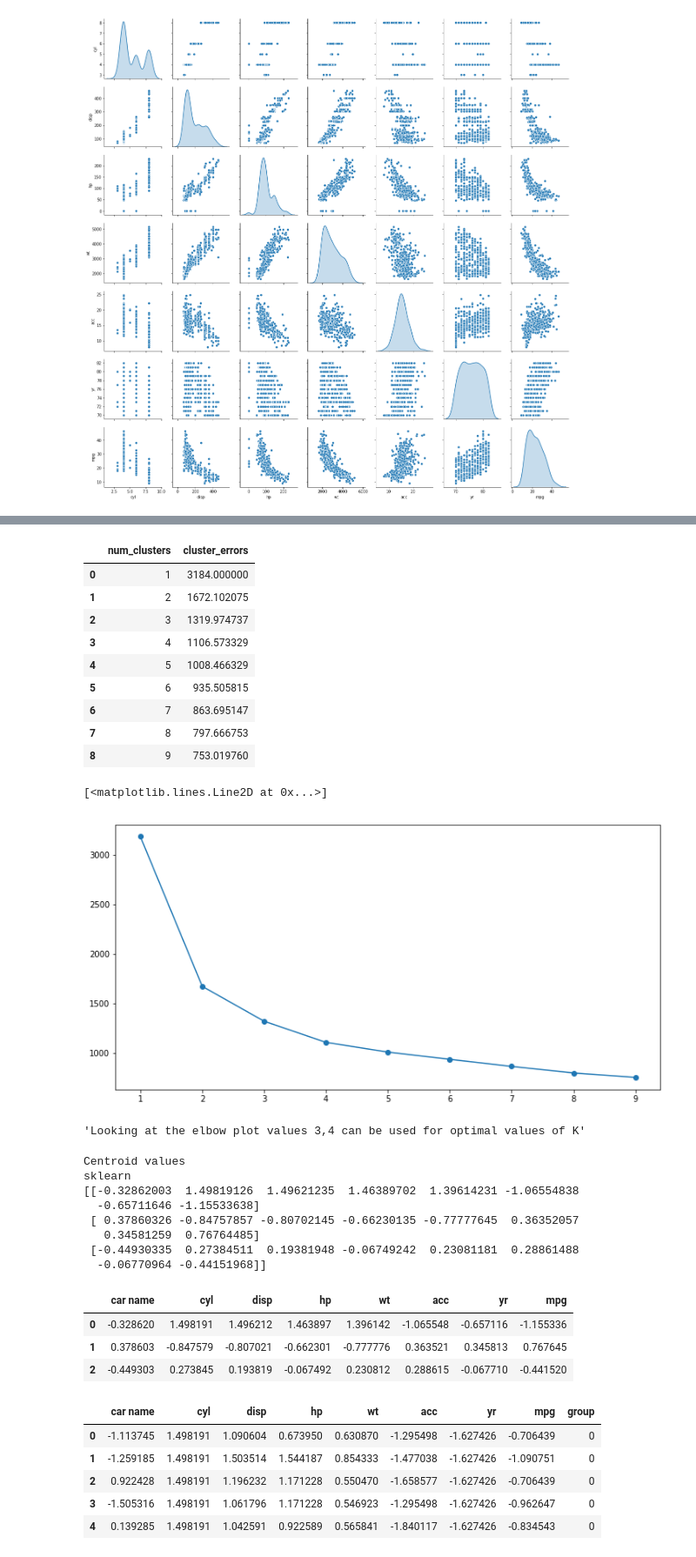
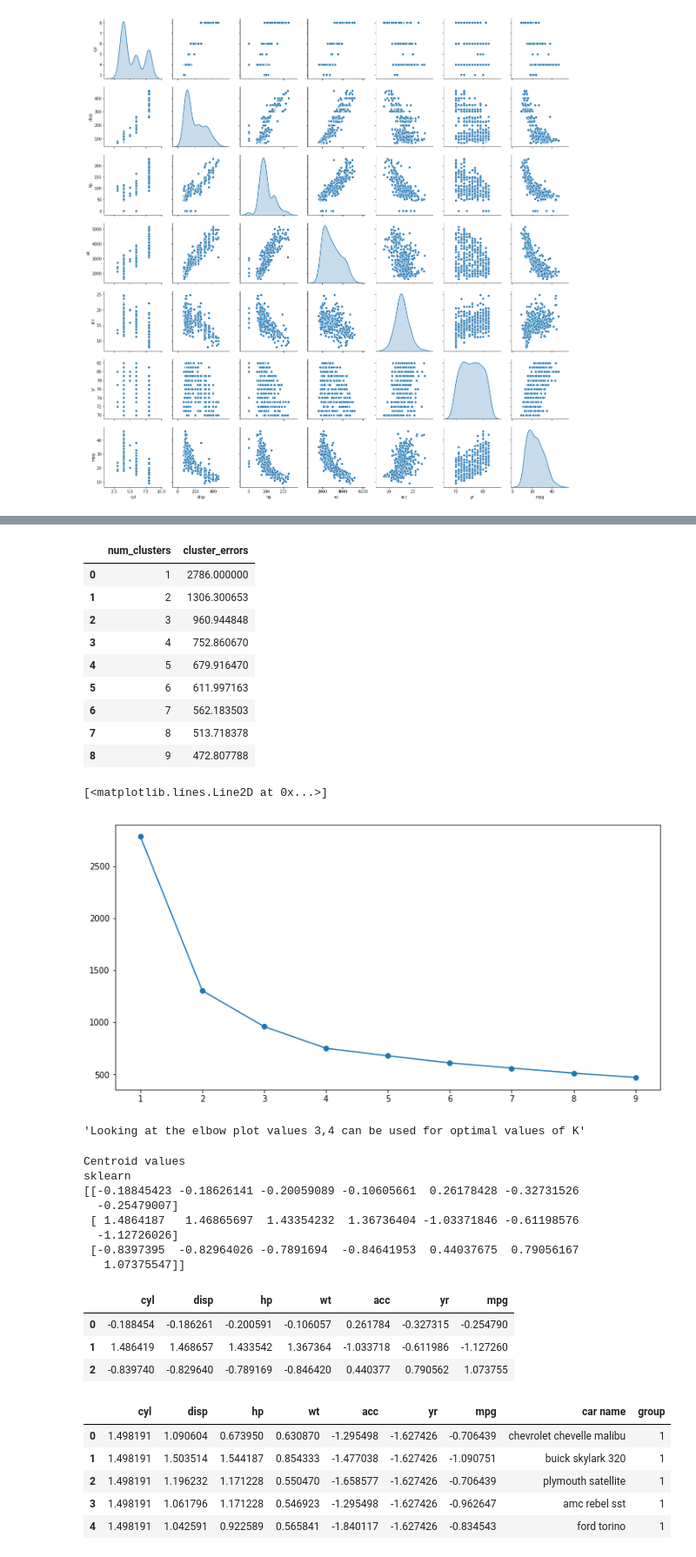
Before and after one commit to GreatLearningAIML1/pune-july19-batch-sushilthora, a Jupyter notebook: Unsupervised Learning_R4_Cars_datasets_Clustering.ipynb, the cells around one changed output, grey strips where cells are left out. Shown at 87% size. Saved outputs shown, nothing was run; the diff lists cells and outputs as text; code cells hidden in the pictures.

```diff
--- a/Unsupervised Learning_R4_Cars_datasets_Clustering.ipynb
+++ b/Unsupervised Learning_R4_Cars_datasets_Clustering.ipynb
@@ -76,2 +62,0 @@ cars_df.corr()
-# %%
-cars_df['car name'] = pd.Categorical(cars_df['car name']).codes
@@ -81,5 +69,8 @@ cars_df['car name'] = pd.Categorical(cars_df['car name']).codes
+# %%
+cars_data = cars_df.drop('car name', axis=1)
+cars = cars_df['car name'] # Serpating out the non numeric column before applying z score
 # %%
 from scipy.stats import zscore
-data = cars_df.apply(zscore)
+data = cars_data.apply(zscore)
 data.head()
 # %% [output]
@@ -116,11 +93,11 @@ X_scaled
 # %%
 # KMeans Clustring Algorithm
 # Label, Intertia and Centroid
-cluster_range = range( 1, 10)
+cluster_range = range( 1, 10) # taking number of clusters in the range of 1 to 10
 cluster_errors = []
 cluster_sil_scores = []
 for num_clusters in cluster_range:
-  clusters = KMeans(num_clusters, n_init=7)
+  clusters = KMeans(num_clusters, init='k-means++') # n_init will take mentioned cycles to find the best set of centroids in terms of min inertia
   clusters.fit(X_scaled)
   labels = clusters.labels_                     # capture the cluster lables
   centroids = clusters.cluster_centers_         # capture the centroids
@@ -131,22 +108,22 @@ clusters_df = pd.DataFrame( { "num_clusters":cluster_range, "cluster_errors": cl
 clusters_df[0:15]
 # %% [output]
 |  | num_clusters | cluster_errors |
-| 0 | 1 | 3184.000000 |
-| 1 | 2 | 1672.102075 |
-| 2 | 3 | 1319.974737 |
-| 3 | 4 | 1106.573329 |
-| 4 | 5 | 1008.466329 |
-| 5 | 6 | 935.505815 |
-| 6 | 7 | 863.695147 |
-| 7 | 8 | 797.666753 |
-| 8 | 9 | 753.019760 |
+| 0 | 1 | 2786.000000 |
+| 1 | 2 | 1306.300653 |
+| 2 | 3 | 960.944848 |
+| 3 | 4 | 752.860670 |
+| 4 | 5 | 679.916470 |
+| 5 | 6 | 611.997163 |
+| 6 | 7 | 562.183503 |
+| 7 | 8 | 513.718378 |
+| 8 | 9 | 472.807788 |
 # %%
 '''Plotting Elbow/ Scree Plot'''
 plt.figure(figsize=(12,6))
 plt.plot( clusters_df.num_clusters, clusters_df.cluster_errors, marker = "o" )
 # %% [output]
 [<matplotlib.lines.Line2D at 0x...>]
-[figure, old version]
+[figure, new version]
 # %%
 '''Looking at the elbow plot values 3,4 can be used for optimal values of K'''
 # %% [output]
@@ -178,29 +155,34 @@ print(centroids) # From sci-kit learn
 # %% [output]
 Centroid values
 sklearn
-[[-0.32862003  1.49819126  1.49621235  1.46389702  1.39614231 -1.06554838
-  -0.65711646 -1.15533638]
- [ 0.37860326 -0.84757857 -0.80702145 -0.66230135 -0.77777645  0.36352057
-   0.34581259  0.76764485]
- [-0.44930335  0.27384511  0.19381948 -0.06749242  0.23081181  0.28861488
-  -0.06770964 -0.44151968]]
+[[-0.18845423 -0.18626141 -0.20059089 -0.10605661  0.26178428 -0.32731526
+  -0.25479007]
+ [ 1.4864187   1.46865697  1.43354232  1.36736404 -1.03371846 -0.61198576
+  -1.12726026]
+ [-0.8397395  -0.82964026 -0.7891694  -0.84641953  0.44037675  0.79056167
+   1.07375547]]
 # %%
 centroid_df = pd.DataFrame(centroids, columns = list(X_scaled) )
 centroid_df
 # %% [output]
-|  | car name | cyl | disp | hp | wt | acc | yr | mpg |
-| 0 | -0.328620 | 1.498191 | 1.496212 | 1.463897 | 1.396142 | -1.065548 | -0.657116 | -1.155336 |
-| 1 | 0.378603 | -0.847579 | -0.807021 | -0.662301 | -0.777776 | 0.363521 | 0.345813 | 0.767645 |
-| 2 | -0.449303 | 0.273845 | 0.193819 | -0.067492 | 0.230812 | 0.288615 | -0.067710 | -0.441520 |
+|  | cyl | disp | hp | wt | acc | yr | mpg |
+| 0 | -0.188454 | -0.186261 | -0.200591 | -0.106057 | 0.261784 | -0.327315 | -0.254790 |
+| 1 | 1.486419 | 1.468657 | 1.433542 | 1.367364 | -1.033718 | -0.611986 | -1.127260 |
+| 2 | -0.839740 | -0.829640 | -0.789169 | -0.846420 | 0.440377 | 0.790562 | 1.073755 |
 # %%
-X_df = pd.DataFrame(X_scaled)
-X_df["group"] = labels
-X_df.head()
+#X_df = pd.DataFrame(X_scaled)
+#X_df["group"] = labels
+#X_df.head()
+#X_scaled
+
+X_scaled['car name'] = cars.values
+X_scaled['group'] = labels
+X_scaled.head()
 # %% [output]
-|  | car name | cyl | disp | hp | wt | acc | yr | mpg | group |
-| 0 | -1.113745 | 1.498191 | 1.090604 | 0.673950 | 0.630870 | -1.295498 | -1.627426 | -0.706439 | 0 |
-| 1 | -1.259185 | 1.498191 | 1.503514 | 1.544187 | 0.854333 | -1.477038 | -1.627426 | -1.090751 | 0 |
-| 2 | 0.922428 | 1.498191 | 1.196232 | 1.171228 | 0.550470 | -1.658577 | -1.627426 | -0.706439 | 0 |
-| 3 | -1.505316 | 1.498191 | 1.061796 | 1.171228 | 0.546923 | -1.295498 | -1.627426 | -0.962647 | 0 |
-| 4 | 0.139285 | 1.498191 | 1.042591 | 0.922589 | 0.565841 | -1.840117 | -1.627426 | -0.834543 | 0 |
+|  | cyl | disp | hp | wt | acc | yr | mpg | car name | group |
+| 0 | 1.498191 | 1.090604 | 0.673950 | 0.630870 | -1.295498 | -1.627426 | -0.706439 | chevrolet chevelle malibu | 1 |
+| 1 | 1.498191 | 1.503514 | 1.544187 | 0.854333 | -1.477038 | -1.627426 | -1.090751 | buick skylark 320 | 1 |
+| 2 | 1.498191 | 1.196232 | 1.171228 | 0.550470 | -1.658577 | -1.627426 | -0.706439 | plymouth satellite | 1 |
+| 3 | 1.498191 | 1.061796 | 1.171228 | 0.546923 | -1.295498 | -1.627426 | -0.962647 | amc rebel sst | 1 |
+| 4 | 1.498191 | 1.042591 | 0.922589 | 0.565841 | -1.840117 | -1.627426 | -0.834543 | ford torino | 1 |
 # %%
```
Also changed, not shown: parts of 24 cells of this notebook.
